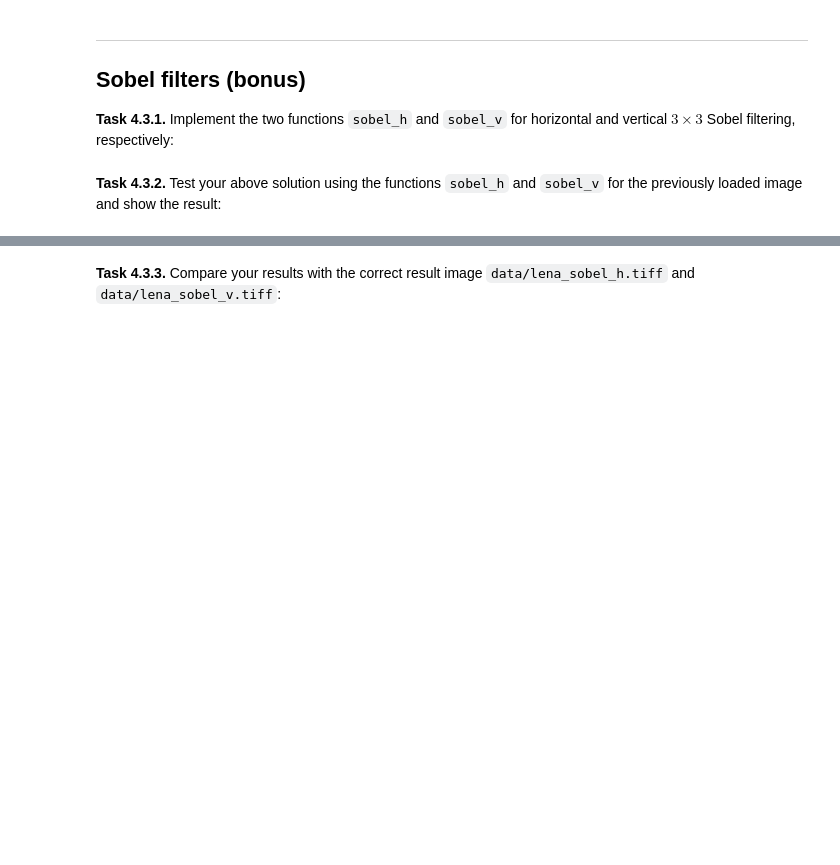
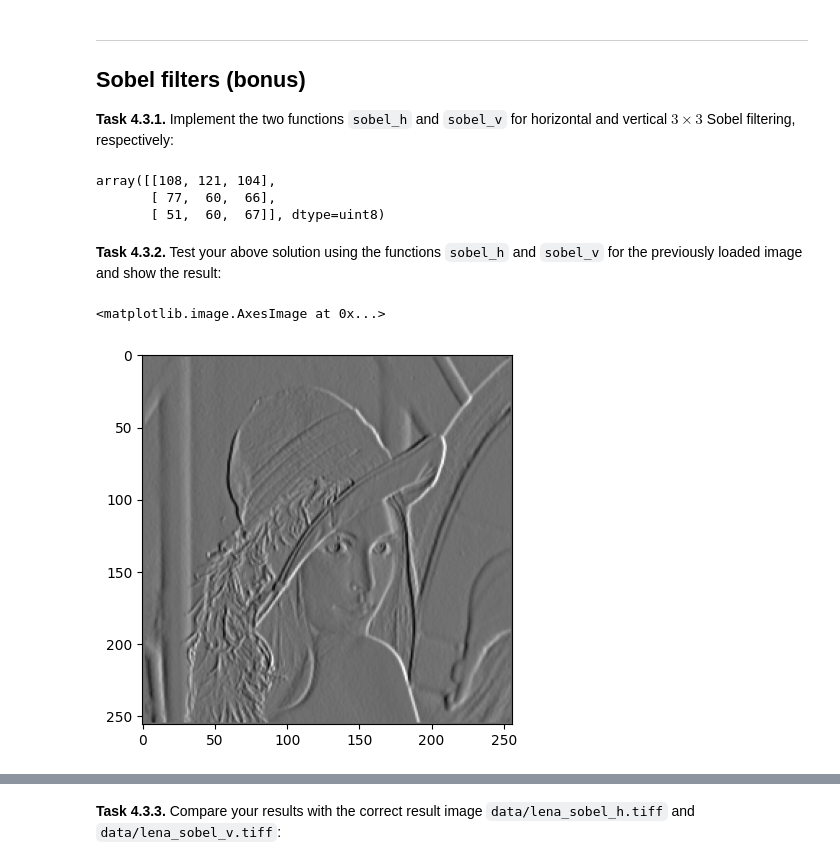
Before and after one commit to tkreusel/mobi-fs3-python, a Jupyter notebook: task4.ipynb, the cells around one changed output, grey strips where cells are left out. Saved outputs shown, nothing was run; the diff lists cells and outputs as text; code cells hidden in the pictures; blank space fills up the shorter version.

```diff
--- a/task4.ipynb
+++ b/task4.ipynb
@@ -127,5 +152,17 @@ def sobel_v(img):
+# %%
+u=[100,100]
+Lena[u[0]-1:u[0]+2,u[1]-1:u[1]+2]
+# %% [output]
+array([[108, 121, 104],
+       [ 77,  60,  66],
+       [ 51,  60,  67]], dtype=uint8)
 # %% [markdown]
 **<a id="#">Task 4.3.2.</a>** Test your above solution using the functions `sobel_h` and `sobel_v` for the previously loaded image and show the result:
+# %%
+plt.imshow(sobel_h(Lena),"grey")
+# %% [output]
+<matplotlib.image.AxesImage at 0x...>
+[figure, added]
 # %%
 plt.imshow(sobel_v(Lena),"grey")
 # %% [output]
```
Also changed, not shown: parts of 6 cells of this notebook.
